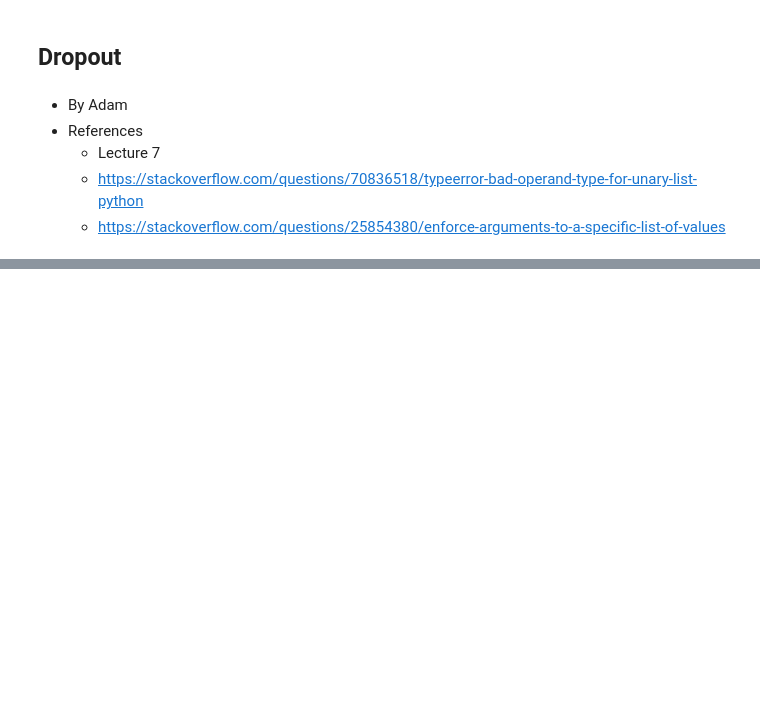
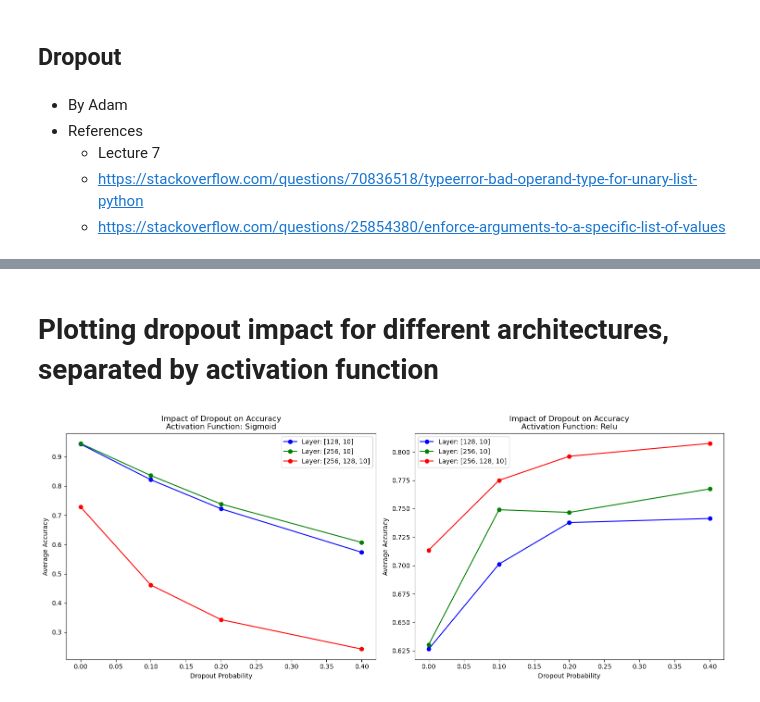
Before and after one commit to CrzPhil/IN3063-Coursework, a Jupyter notebook: Coursework.ipynb, the cells around one changed output, grey strips where cells are left out. Cells and saved outputs as stored; diff of their text form; code cells hidden in the pictures; blank space fills up the shorter version.

```diff
--- a/Coursework.ipynb
+++ b/Coursework.ipynb
@@ -377,0 +663,35 @@ t1 = train_images.reshape(train_images.shape[0], -1) / 255.0
+# %% [markdown]
+# Plotting dropout impact for different architectures, separated by activation function
+# %%
+colors = ['b', 'g', 'r']
+
+# Create subplots
+fig, axes = plt.subplots(1, 2, figsize=(15, 6))  # 1 row, 2 columns for sigmoid and relu
+
+# Iterate through each activation function and plot
+for idx, activation_f in enumerate(activation_funcs):
+    ax = axes[idx]
+
+    # For each layer architecture
+    for layer, color in zip(layers, colors):
+        accuracies = []
+
+        # Collect accuracies for each dropout probability
+        for dropout in dropout_probs:
+            # Filter results for the specific combination
+            layer_data = [entry for entry in results if entry['layer'] == layer and entry['activation'] == activation_f and entry['dropout_prob'] == dropout]
+            avg_accuracy = sum([d['accuracy'] for d in layer_data]) / len(layer_data) if layer_data else None
+            accuracies.append(avg_accuracy)
+
+        # Plotting for each architecture
+        ax.plot(dropout_probs, accuracies, color=color, marker='o', label=f'Layer: {layer}')
+
+    ax.set_title(f'Impact of Dropout on Accuracy\nActivation Function: {activation_f.capitalize()}')
+    ax.set_xlabel('Dropout Probability')
+    ax.set_ylabel('Average Accuracy')
+    ax.legend()
+
+plt.tight_layout()
+plt.show()
+# %% [output]
+[figure, added]
```
Also changed, not shown: parts of 36 cells of this notebook, 2 other files.
